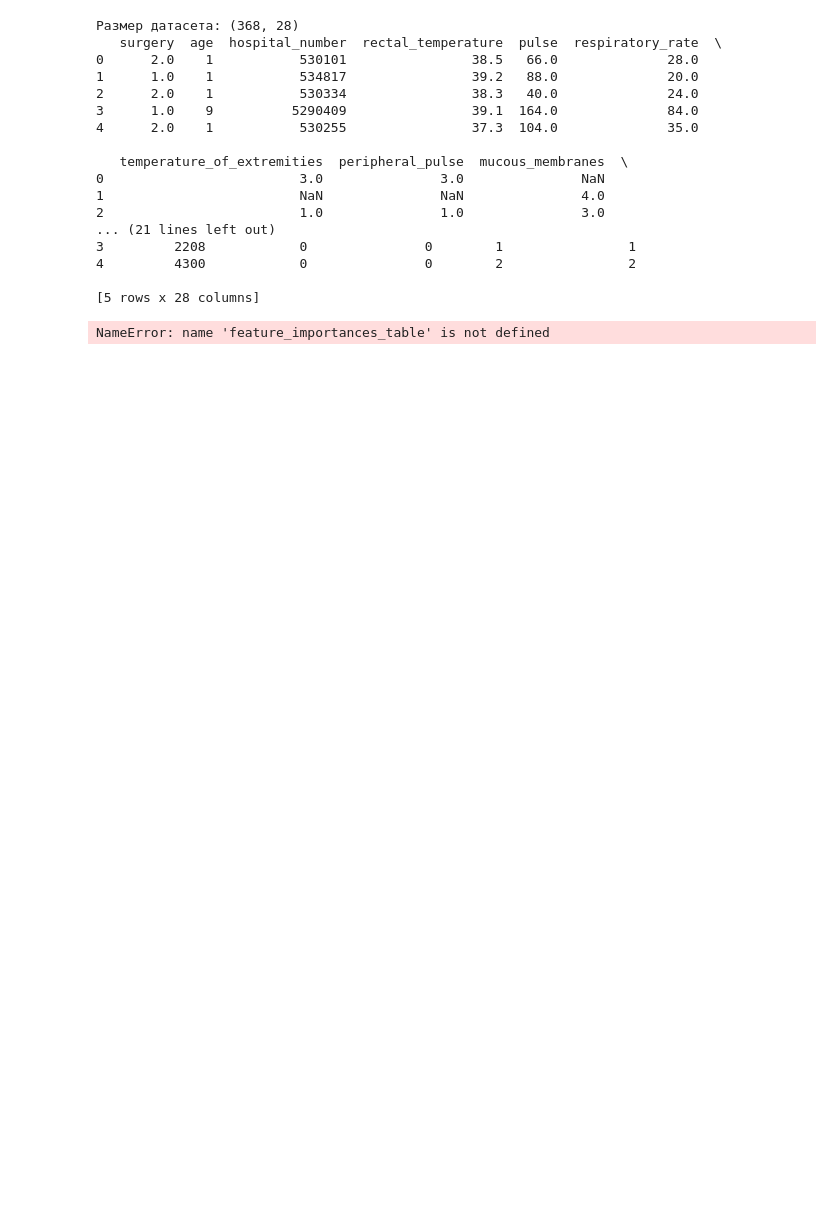
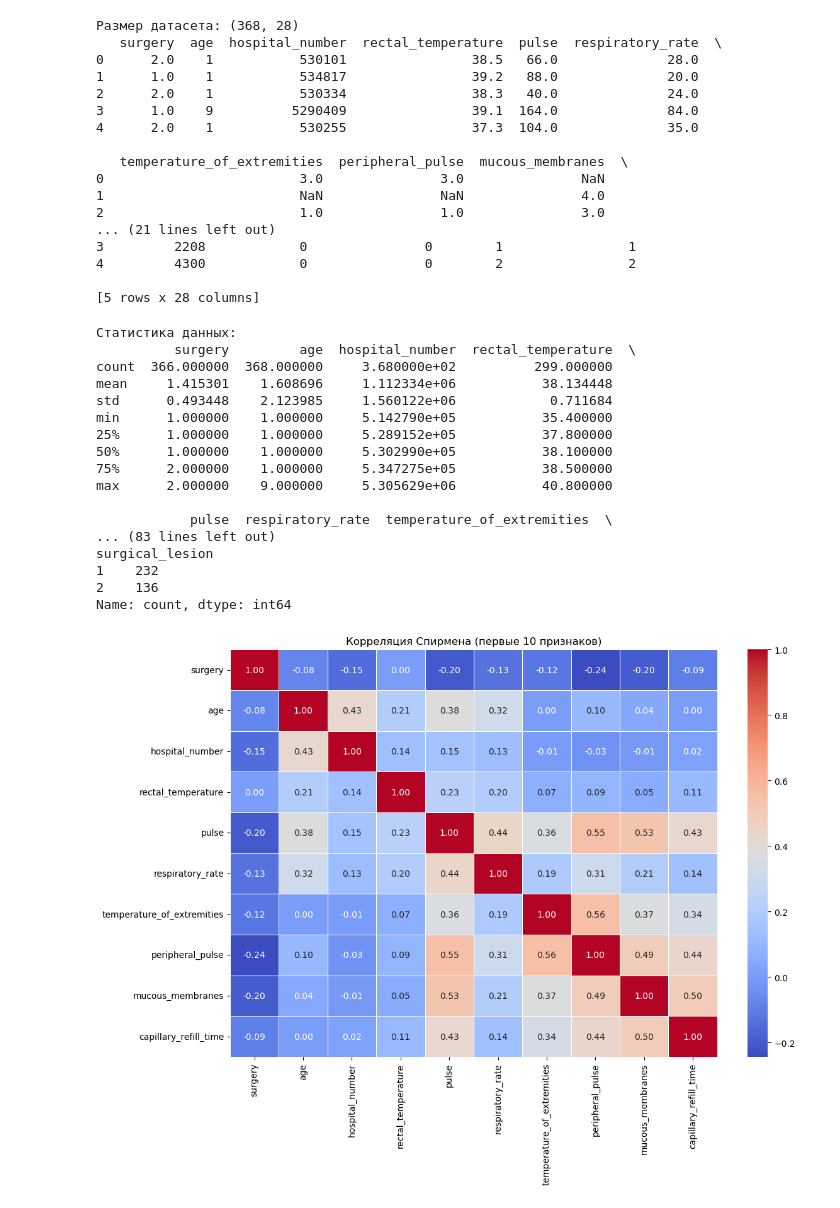
Before and after one commit to Myforceisback/machineLearning, a Jupyter notebook: lab6/lab6.ipynb, the cells around one changed output. Cells and saved outputs as stored; diff of their text form; code cells hidden in the pictures; blank space fills up the shorter version.

```diff
--- a/lab6/lab6.ipynb
+++ b/lab6/lab6.ipynb
@@ -55,30 +55,60 @@ print(df.head())
 # %%
 label_encoders = {}
 
 for column in df.columns:
     if df[column].dtype == 'object':
         label_encoder = LabelEncoder()
         df[column] = label_encoder.fit_transform(df[column].astype(str))
         label_encoders[column] = label_encoder
 
 print("\nСтатистика данных:")
 print(df.describe())
 
 print("\nПроверка пропусков:")
 print(df.isnull().sum())
 
 print("\nРаспределение целевой переменной class:")
 print(df[target_col].value_counts())
 
 numeric_df = df.select_dtypes(include='number')
-correlation_matrix_spearman = numeric_df.corr(method='spearman')
 
-plt.figure(figsize=(10, 8))
-sns.heatmap(correlation_matrix_spearman, annot=True, cmap='coolwarm')
-plt.title("Корреляция Спирмена между признаками")
+top_columns = numeric_df.columns[:10]
+
+correlation_matrix_spearman = numeric_df[top_columns].corr(method='spearman')
+
+plt.figure(figsize=(12, 9))
+
+sns.heatmap(
+    correlation_matrix_spearman,
+    annot=True,
+    cmap='coolwarm',
+    fmt='.2f',
+    linewidths=0.5
+)
+
+plt.title("Корреляция Спирмена (первые 10 признаков)")
+
+plt.tight_layout()
 plt.show()
 # %% [output]
-NameError: name 'feature_importances_table' is not defined
+Статистика данных:
+          surgery         age  hospital_number  rectal_temperature  \
+count  366.000000  368.000000     3.680000e+02          299.000000
+mean     1.415301    1.608696     1.112334e+06           38.134448
+std      0.493448    2.123985     1.560122e+06            0.711684
+min      1.000000    1.000000     5.142790e+05           35.400000
+25%      1.000000    1.000000     5.289152e+05           37.800000
+50%      1.000000    1.000000     5.302990e+05           38.100000
+75%      2.000000    1.000000     5.347275e+05           38.500000
+max      2.000000    9.000000     5.305629e+06           40.800000
+
+            pulse  respiratory_rate  temperature_of_extremities  \
+... (83 lines left out)
+surgical_lesion
+1    232
+2    136
+Name: count, dtype: int64
+[figure, added]
 # %%
 from sklearn.ensemble import RandomForestClassifier
 
```
Also changed, not shown: parts of 1 cell of this notebook, 3 other files.
